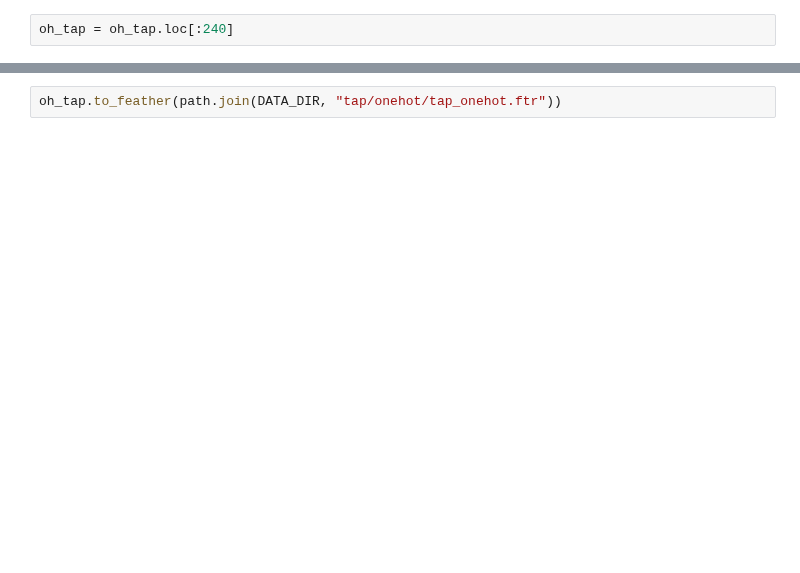
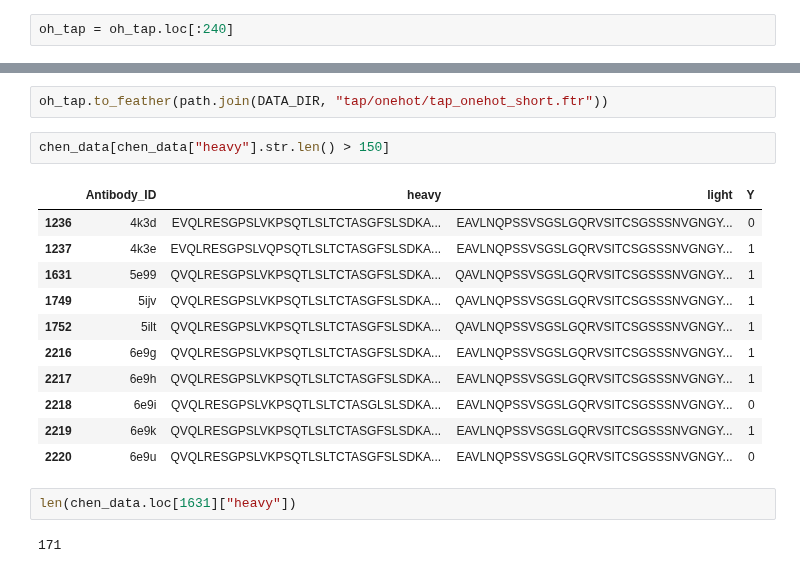
Before and after one commit to kvetab/di-pred, a Jupyter notebook: notebooks/data_processing/03b-universal-anarci-numbering.ipynb, the cells around one changed output, grey strips where cells are left out. Drawn from its saved outputs; the diff is of its cells as text; blank space fills up the shorter version.

```diff
--- a/notebooks/data_processing/03b-universal-anarci-numbering.ipynb
+++ b/notebooks/data_processing/03b-universal-anarci-numbering.ipynb
@@ -234,2 +280,20 @@ oh_tap
 # %%
-oh_tap.to_feather(path.join(DATA_DIR, "tap/onehot/tap_onehot.ftr"))
+oh_tap.to_feather(path.join(DATA_DIR, "tap/onehot/tap_onehot_short.ftr"))
+# %%
+chen_data[chen_data["heavy"].str.len() > 150]
+# %% [output]
+|  | Antibody_ID | heavy | light | Y |
+| 1236 | 4k3d | EVQLRESGPSLVKPSQTLSLTCTASGFSLSDKA... | EAVLNQPSSVSGSLGQRVSITCSGSSSNVGNGY... | 0 |
+| 1237 | 4k3e | EVQLRESGPSLVQPSQTLSLTCTASGFSLSDKA... | EAVLNQPSSVSGSLGQRVSITCSGSSSNVGNGY... | 1 |
+| 1631 | 5e99 | QVQLRESGPSLVKPSQTLSLTCTASGFSLSDKA... | QAVLNQPSSVSGSLGQRVSITCSGSSSNVGNGY... | 1 |
+| 1749 | 5ijv | QVQLRESGPSLVKPSQTLSLTCTASGFSLSDKA... | QAVLNQPSSVSGSLGQRVSITCSGSSSNVGNGY... | 1 |
+| 1752 | 5ilt | QVQLRESGPSLVKPSQTLSLTCTASGFSLSDKA... | QAVLNQPSSVSGSLGQRVSITCSGSSSNVGNGY... | 1 |
+| 2216 | 6e9g | QVQLRESGPSLVKPSQTLSLTCTASGFSLSDKA... | EAVLNQPSSVSGSLGQRVSITCSGSSSNVGNGY... | 1 |
+| 2217 | 6e9h | QVQLRESGPSLVKPSQTLSLTCTASGFSLSDKA... | EAVLNQPSSVSGSLGQRVSITCSGSSSNVGNGY... | 1 |
+| 2218 | 6e9i | QVQLRESGPSLVKPSQTLSLTCTASGLSLSDKA... | EAVLNQPSSVSGSLGQRVSITCSGSSSNVGNGY... | 0 |
+| 2219 | 6e9k | QVQLRESGPSLVKPSQTLSLTCTASGFSLSDKA... | EAVLNQPSSVSGSLGQRVSITCSGSSSNVGNGY... | 1 |
+| 2220 | 6e9u | QVQLRESGPSLVKPSQTLSLTCTASGFSLSDKA... | EAVLNQPSSVSGSLGQRVSITCSGSSSNVGNGY... | 0 |
+# %%
+len(chen_data.loc[1631]["heavy"])
+# %% [output]
+171
```
Also changed, not shown: parts of 28 cells of this notebook.
